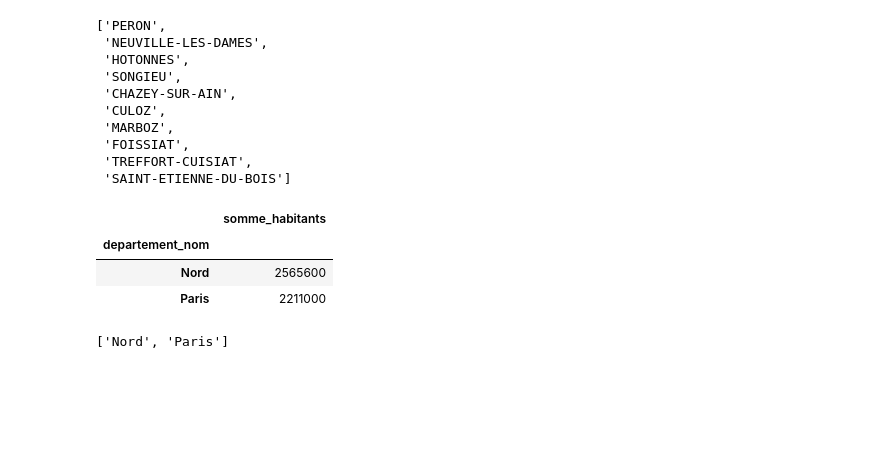
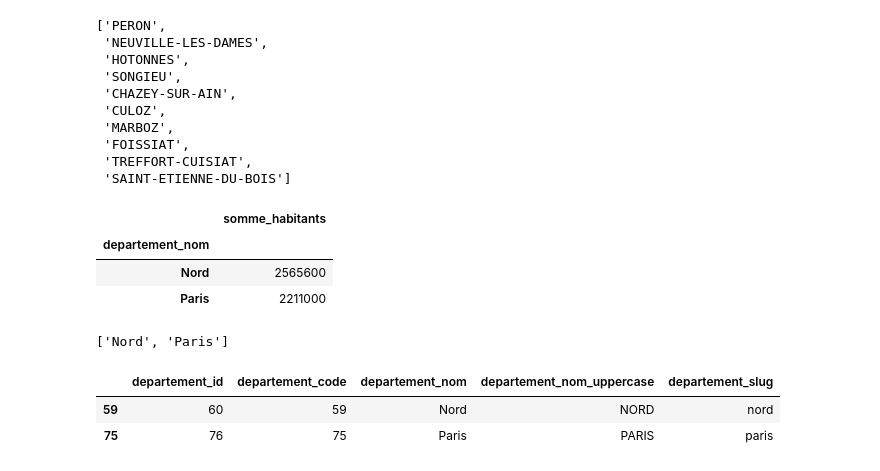
Before and after one commit to ZorroLeVrai/Python.Bureautique, a Jupyter notebook: Notebooks/Exercices/exo_16_villes_departements.ipynb, the cells around one changed output. Cells and saved outputs as stored; diff of their text form; code cells hidden in the pictures; blank space fills up the shorter version.

```diff
--- a/Notebooks/Exercices/exo_16_villes_departements.ipynb
+++ b/Notebooks/Exercices/exo_16_villes_departements.ipynb
@@ -125,3 +130,7 @@ df_departements_outres_mer
 df_departements_outres_mer["departement_nom"].to_list()
 # %% [output]
 ['Mayotte', 'Guadeloupe', 'Guyane', 'Martinique', 'Réunion']
+# %%
+# 5. Obtenez le nom des 10 villes les plus peuplées en 2012, ainsi que le nom du département associé.
+df_all = df_villes.merge(df_departements, left_on="ville_departement", right_on="departement_code", how="left")
+df_all
@@ -249,7 +274,7 @@ df_villes_grande_superficie["ville_nom"].head(10).to_list()
  'SAINT-ETIENNE-DU-BOIS']
 # %%
 # 11. Obtenez la liste des départements qui possèdent plus de 2 millions d’habitants
-df_departements_somme_habitants = df_villes.merge(df_departements, left_on="ville_departement", right_on="departement_code", how="inner") \
+df_departements_somme_habitants = df_all \
     .groupby("departement_nom") \
     .agg(somme_habitants=("ville_population_2012", "sum"))
 
@@ -264,3 +289,9 @@ df_departements_2m_habitants
 df_departements_2m_habitants.index.to_list()
 # %% [output]
 ['Nord', 'Paris']
+# %%
+df_departements[df_departements["departement_nom"].isin(df_departements_2m_habitants.index)]
+# %% [output]
+|  | departement_id | departement_code | departement_nom | departement_nom_uppercase | departement_slug |
+| 59 | 60 | 59 | Nord | NORD | nord |
+| 75 | 76 | 75 | Paris | PARIS | paris |
```
Also changed, not shown: parts of 16 cells of this notebook.
